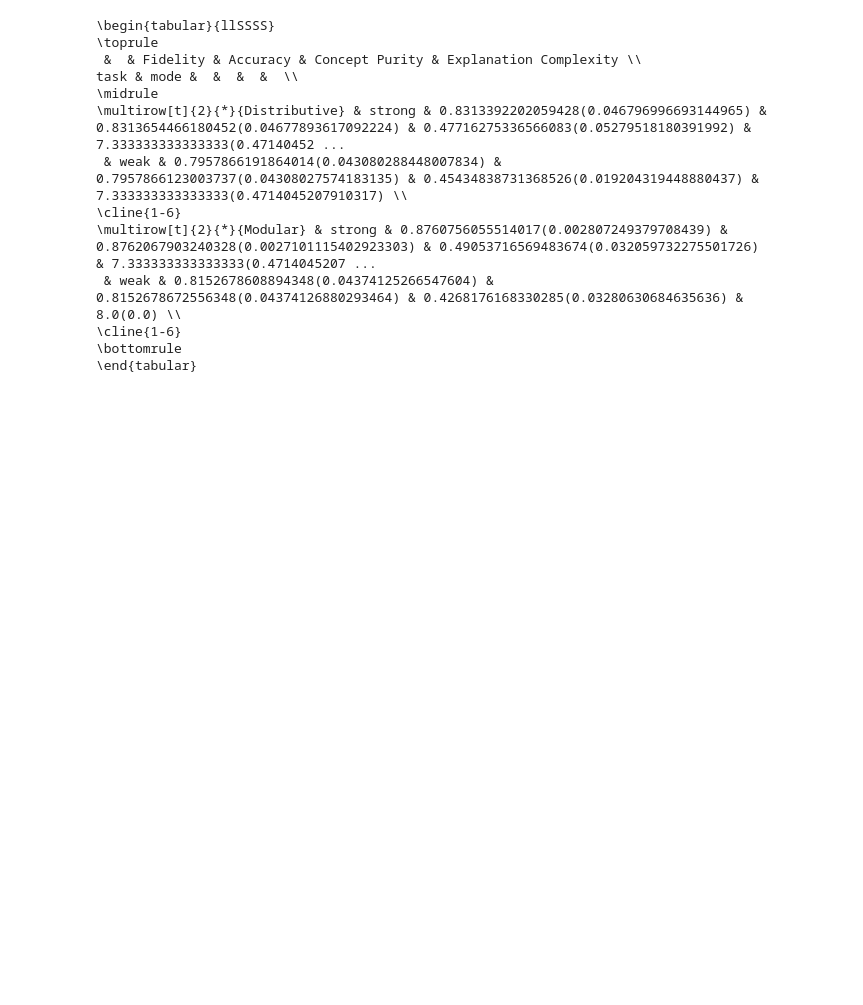
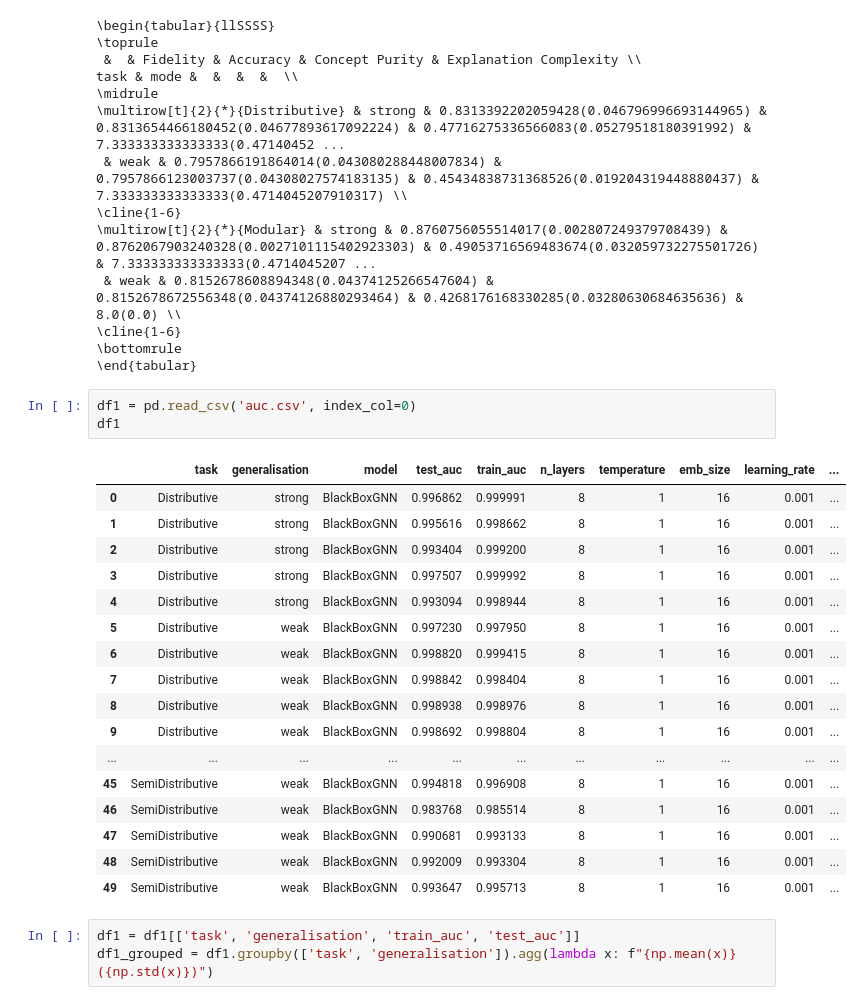
Before and after one commit to AspieCoder1/AI4UA, a Jupyter notebook: analyse_results.ipynb, the cells around one changed output. Drawn from its saved outputs; the diff is of its cells as text; blank space fills up the shorter version.

```diff
--- a/analyse_results.ipynb
+++ b/analyse_results.ipynb
@@ -76,3 +75,27 @@ task & mode &  &  &  &  \\
 \cline{1-6}
 \bottomrule
 \end{tabular}
+# %%
+df1 = pd.read_csv('auc.csv', index_col=0)
+df1
+# %% [output]
+|  | task | generalisation | model | test_auc | train_auc | n_layers | temperature | emb_size | learning_rate | ... |
+| 0 | Distributive | strong | BlackBoxGNN | 0.996862 | 0.999991 | 8 | 1 | 16 | 0.001 | ... |
+| 1 | Distributive | strong | BlackBoxGNN | 0.995616 | 0.998662 | 8 | 1 | 16 | 0.001 | ... |
+| 2 | Distributive | strong | BlackBoxGNN | 0.993404 | 0.999200 | 8 | 1 | 16 | 0.001 | ... |
+| 3 | Distributive | strong | BlackBoxGNN | 0.997507 | 0.999992 | 8 | 1 | 16 | 0.001 | ... |
+| 4 | Distributive | strong | BlackBoxGNN | 0.993094 | 0.998944 | 8 | 1 | 16 | 0.001 | ... |
+| 5 | Distributive | weak | BlackBoxGNN | 0.997230 | 0.997950 | 8 | 1 | 16 | 0.001 | ... |
+| 6 | Distributive | weak | BlackBoxGNN | 0.998820 | 0.999415 | 8 | 1 | 16 | 0.001 | ... |
+| 7 | Distributive | weak | BlackBoxGNN | 0.998842 | 0.998404 | 8 | 1 | 16 | 0.001 | ... |
+| 8 | Distributive | weak | BlackBoxGNN | 0.998938 | 0.998976 | 8 | 1 | 16 | 0.001 | ... |
+| 9 | Distributive | weak | BlackBoxGNN | 0.998692 | 0.998804 | 8 | 1 | 16 | 0.001 | ... |
+| ... | ... | ... | ... | ... | ... | ... | ... | ... | ... | ... |
+| 45 | SemiDistributive | weak | BlackBoxGNN | 0.994818 | 0.996908 | 8 | 1 | 16 | 0.001 | ... |
+| 46 | SemiDistributive | weak | BlackBoxGNN | 0.983768 | 0.985514 | 8 | 1 | 16 | 0.001 | ... |
+| 47 | SemiDistributive | weak | BlackBoxGNN | 0.990681 | 0.993133 | 8 | 1 | 16 | 0.001 | ... |
+| 48 | SemiDistributive | weak | BlackBoxGNN | 0.992009 | 0.993304 | 8 | 1 | 16 | 0.001 | ... |
+| 49 | SemiDistributive | weak | BlackBoxGNN | 0.993647 | 0.995713 | 8 | 1 | 16 | 0.001 | ... |
+# %%
+df1 = df1[['task', 'generalisation', 'train_auc', 'test_auc']]
+df1_grouped = df1.groupby(['task', 'generalisation']).agg(lambda x: f"{np.mean(x)}({np.std(x)})")
```
Also changed, not shown: parts of 3 cells of this notebook, 4 other files.
